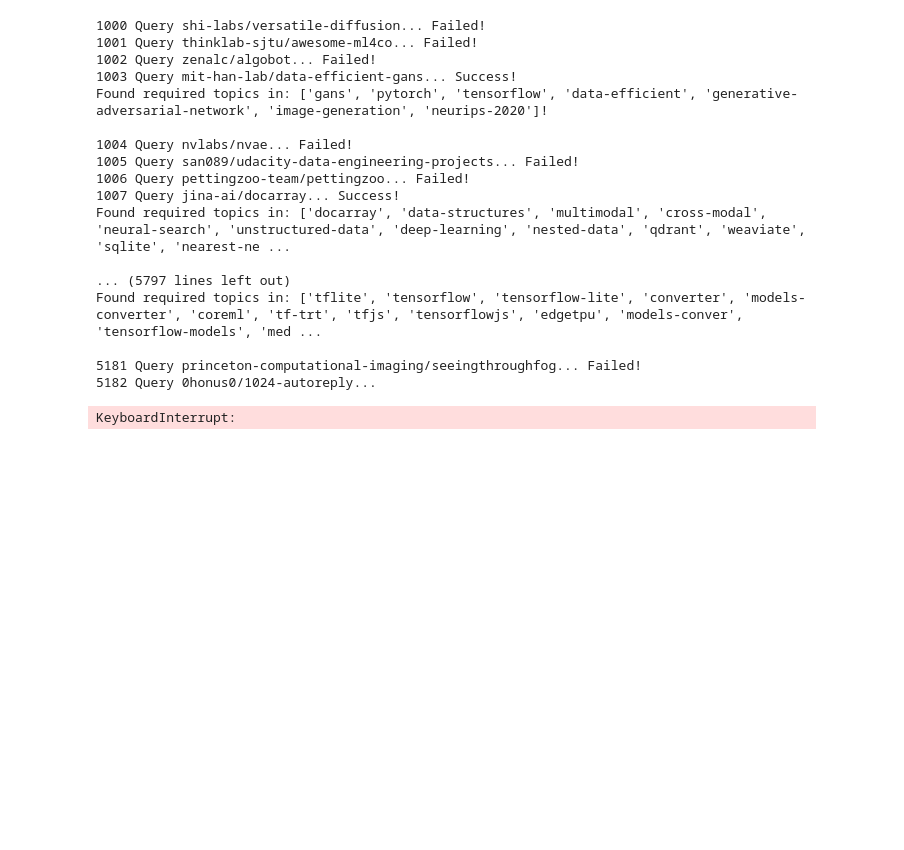
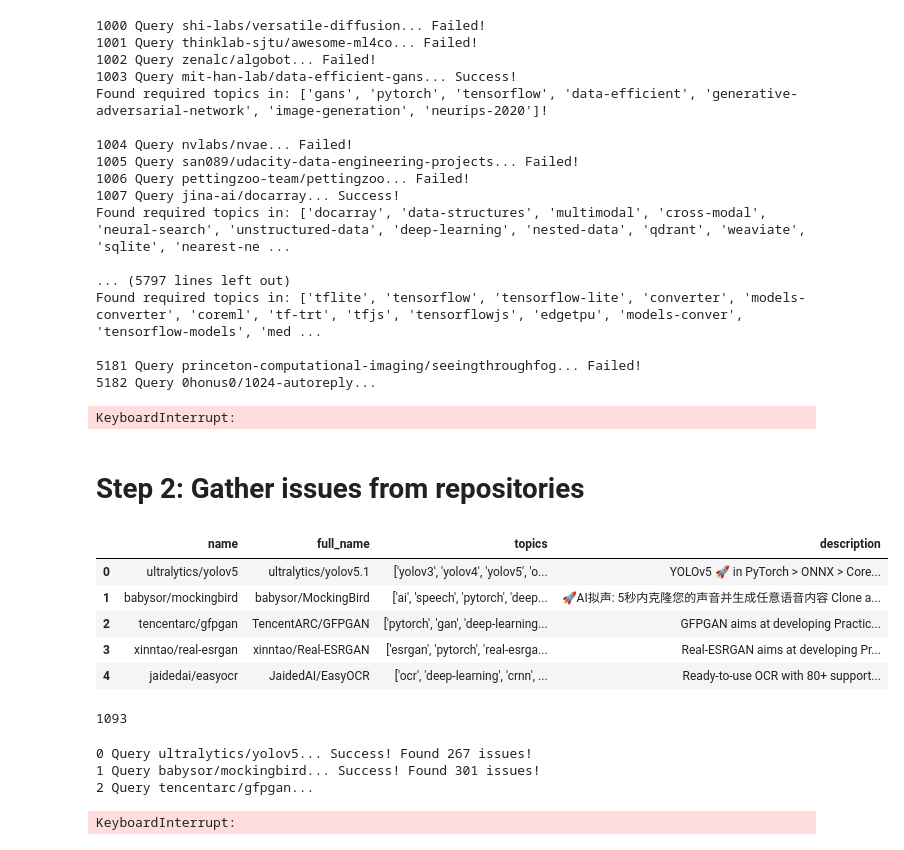
Before and after one commit to JetBrains-Research/nn-design-smells, a Jupyter notebook: github-scrap/GitHubScrap.ipynb, the cells around one changed output. Drawn from its saved outputs; the diff is of its cells as text; code cells hidden in the pictures; blank space fills up the shorter version.

Commit message:
add: issues

```diff
--- a/github-scrap/GitHubScrap.ipynb
+++ b/github-scrap/GitHubScrap.ipynb
@@ -294,3 +190,22 @@ Found required topics in: ['tflite', 'tensorflow', 'tensorflow-lite', 'converter
 5181 Query princeton-computational-imaging/seeingthroughfog... Failed!
 5182 Query 0honus0/1024-autoreply...
 KeyboardInterrupt:
+# %% [markdown]
+# Step 2: Gather issues from repositories
+# %%
+df = pd.read_csv("ml_repos_sorted.csv")
+# df.columns = ['name', 'full_name', 'topics', 'description']
+# df = df.drop('Unnamed: 0', axis=1)
+df.head()
+# %% [output]
+|  | name | full_name | topics | description |
+| 0 | ultralytics/yolov5 | ultralytics/yolov5.1 | ['yolov3', 'yolov4', 'yolov5', 'o... | YOLOv5 🚀 in PyTorch > ONNX > Core... |
+| 1 | babysor/mockingbird | babysor/MockingBird | ['ai', 'speech', 'pytorch', 'deep... | 🚀AI拟声: 5秒内克隆您的声音并生成任意语音内容 Clone a... |
+| 2 | tencentarc/gfpgan | TencentARC/GFPGAN | ['pytorch', 'gan', 'deep-learning... | GFPGAN aims at developing Practic... |
+| 3 | xinntao/real-esrgan | xinntao/Real-ESRGAN | ['esrgan', 'pytorch', 'real-esrga... | Real-ESRGAN aims at developing Pr... |
+| 4 | jaidedai/easyocr | JaidedAI/EasyOCR | ['ocr', 'deep-learning', 'crnn', ... | Ready-to-use OCR with 80+ support... |
+# %%
+# df.to_csv("ml_repos_sorted.csv", index=False)
+df.shape[0]
+# %% [output]
+1093
@@ -296,0 +259,24 @@ KeyboardInterrupt:
+# %%
+access_token = "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"
+session = create_github_session()
+field_names = ['name', 'full_name', 'topics', 'description', 'url', 'issues']
+
+with open('ml_repos_with_issues.csv', 'a') as f_object:
+    dictwriter_object = DictWriter(f_object, fieldnames=field_names)
+
+    for i, row in df.iterrows():
+        print(i, end=' ')
+        row = row.to_dict()
+        issues_list = check_issues(access_token, session, row['name'])
+
+        row['url'] = 'https://github.com/' + row['name']
+        row['issues'] = issues_list
+        # print(row)
+        dictwriter_object.writerow(row)
+
+    f_object.close()
+# %% [output]
+0 Query ultralytics/yolov5... Success! Found 267 issues!
+1 Query babysor/mockingbird... Success! Found 301 issues!
+2 Query tencentarc/gfpgan...
+KeyboardInterrupt:
```
Also changed, not shown: parts of 7 cells of this notebook, 1 other file.
